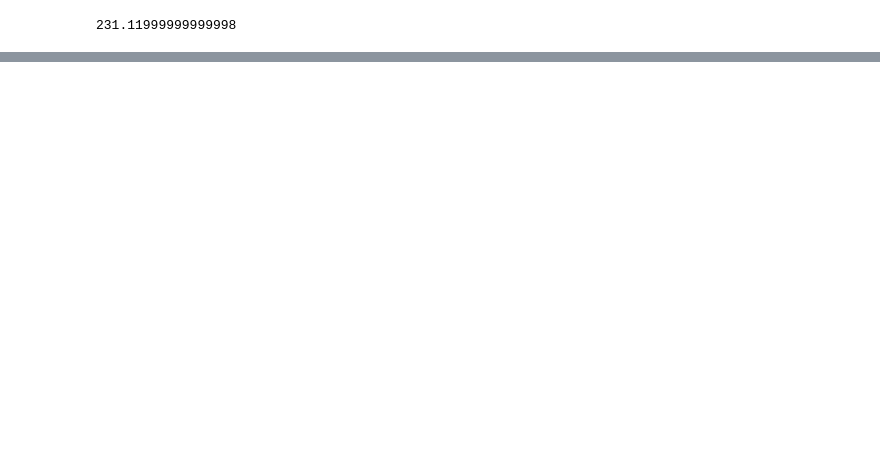
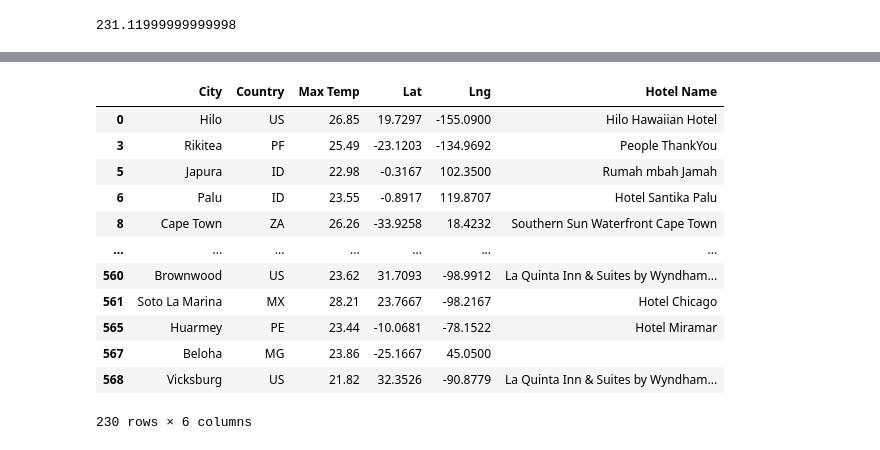
Before and after one commit to colinbrineman/world-weather-analysis, a Jupyter notebook: VacationPy.ipynb, the cells around one changed output, grey strips where cells are left out. Drawn from its saved outputs; the diff is of its cells as text; code cells hidden in the pictures; blank space fills up the shorter version.

```diff
--- a/VacationPy.ipynb
+++ b/VacationPy.ipynb
@@ -101,0 +146,4 @@ fig
+# %%
+# I looked up the City and found the country, Namibia
+# Filled in ISO 3166 2-digit country code, which is "NA"
+preferred_cities_df.loc[464, 'Country'] = 'NA'
@@ -101,0 +175,5 @@ fig
+# %%
+# Create DataFrame called hotel_df to store hotel names along with city, country, max temp, and coordinates.
+hotel_df = preferred_cities_df[["City", "Country", "Max Temp", "Lat", "Lng"]].copy()
+hotel_df["Hotel Name"] = ""
+hotel_df.head(10)
@@ -101,0 +192,29 @@ fig
+# %%
+# Set parameters to search for a hotel.
+params = {
+    "radius": 5000,
+    "type": "lodging",
+    "key": g_key
+}
+# %%
+# Iterate through the DataFrame.
+for index, row in hotel_df.iterrows():
+
+    # Get the latitude and longitude.
+    lat = row["Lat"]
+    lng = row["Lng"]
+
+    # Add the latitude and longitude to location key for the params dictionary.
+    params["location"] = f"{lat},{lng}"
+
+    # Use the search term: "lodging" and our latitude and longitude.
+    base_url = "https://maps.googleapis.com/maps/api/place/nearbysearch/json"
+
+    # Make request and get the JSON data from the search.
+    hotels = requests.get(base_url, params=params).json()
+
+    # Grab the first hotel from the results and store the name.
+    try:
+        hotel_df.loc[index, "Hotel Name"] = hotels["results"][0]["name"]
+    except(IndexError):
+        print("Hotel not found... skipping.")
@@ -101,0 +247,16 @@ fig
+# %%
+hotel_df
+# %% [output]
+|  | City | Country | Max Temp | Lat | Lng | Hotel Name |
+| 0 | Hilo | US | 26.85 | 19.7297 | -155.0900 | Hilo Hawaiian Hotel |
+| 3 | Rikitea | PF | 25.49 | -23.1203 | -134.9692 | People ThankYou |
+| 5 | Japura | ID | 22.98 | -0.3167 | 102.3500 | Rumah mbah Jamah |
+| 6 | Palu | ID | 23.55 | -0.8917 | 119.8707 | Hotel Santika Palu |
+| 8 | Cape Town | ZA | 26.26 | -33.9258 | 18.4232 | Southern Sun Waterfront Cape Town |
+| ... | ... | ... | ... | ... | ... | ... |
+| 560 | Brownwood | US | 23.62 | 31.7093 | -98.9912 | La Quinta Inn & Suites by Wyndham... |
+| 561 | Soto La Marina | MX | 28.21 | 23.7667 | -98.2167 | Hotel Chicago |
+| 565 | Huarmey | PE | 23.44 | -10.0681 | -78.1522 | Hotel Miramar |
+| 567 | Beloha | MG | 23.86 | -25.1667 | 45.0500 |  |
+| 568 | Vicksburg | US | 21.82 | 32.3526 | -90.8779 | La Quinta Inn & Suites by Wyndham... |
+230 rows × 6 columns
```
Also changed, not shown: parts of 21 cells of this notebook, 2 other files.
